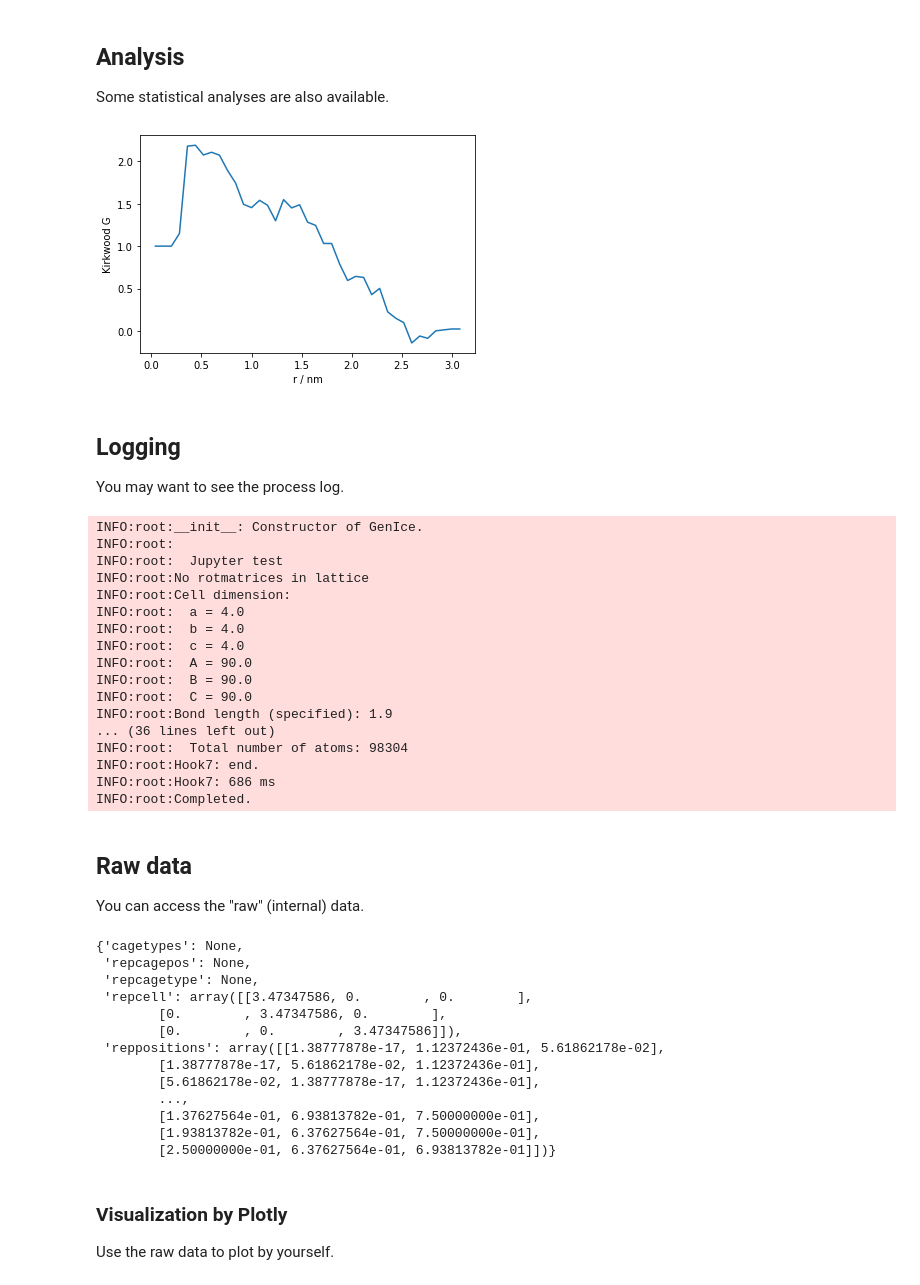
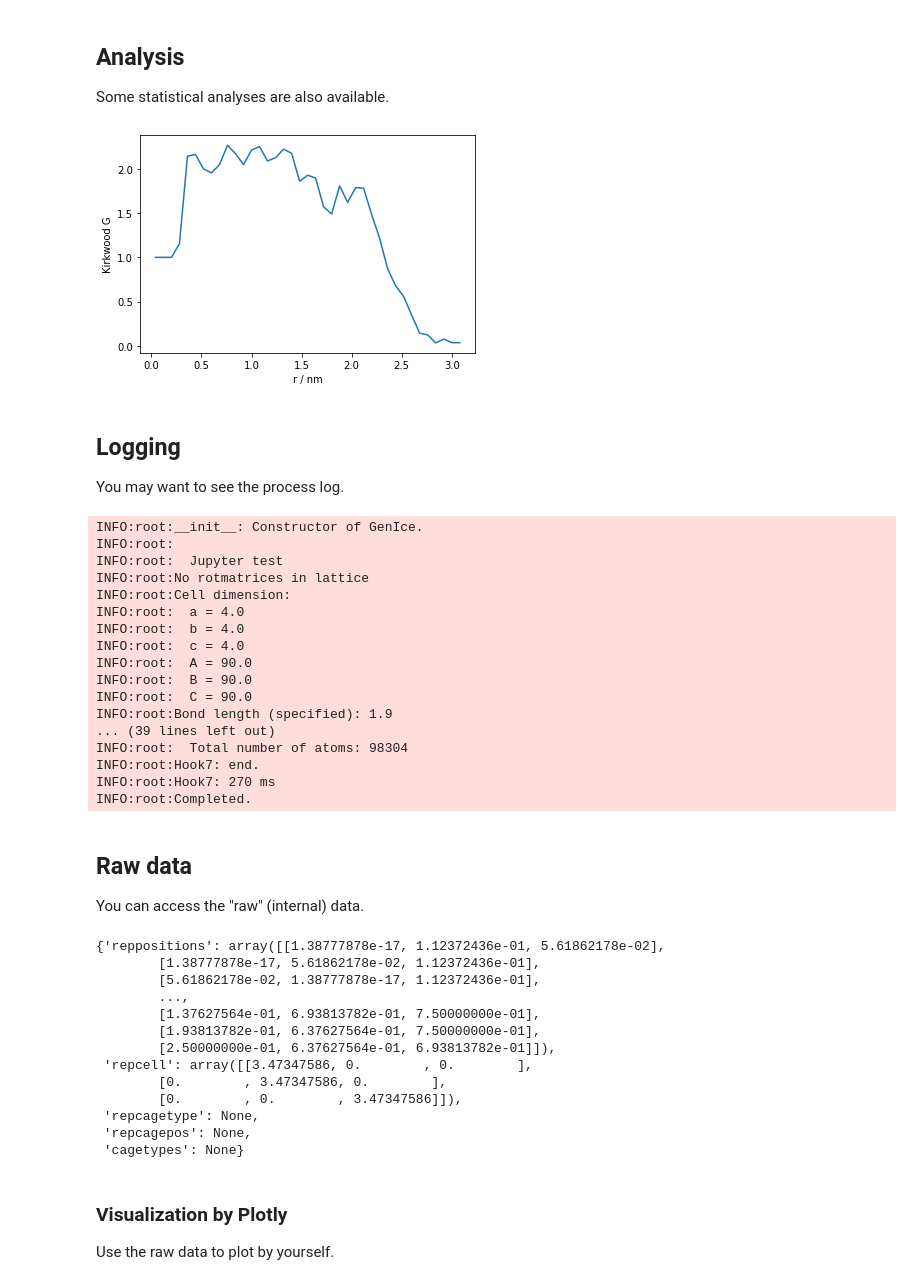
Before and after one commit to vitroid/GenIce, a Jupyter notebook: jupyter.ipynb, the cells around one changed output. Drawn from its saved outputs; the diff is of its cells as text; code cells hidden in the pictures.

```diff
--- a/jupyter.ipynb
+++ b/jupyter.ipynb
@@ -118,24 +115,24 @@ Some statistical analyses are also available.
 # %%
 from genice2.genice import GenIce
 from genice2.plugin import Lattice, Format, Molecule
 
 lattice    = Lattice("T")
 formatter  = Format("_KG")
 water      = Molecule("spce")
-result = GenIce(lattice).generate_ice(water, formatter)
+result = GenIce(lattice).generate_ice(formatter, water=water)
 
 import numpy as np
 from matplotlib import pyplot as plt
 
 kg = np.fromstring(result, dtype=float, sep=" ")
 N = kg.shape[0]
 kg = kg.reshape([N//2, 2])
 plt.plot(kg[:,0], kg[:,1])
 plt.xlabel("r / nm")
 plt.ylabel("Kirkwood G")
 plt.show()
 # %% [output]
-[figure, old version]
+[figure, new version]
 # %% [markdown]
 ## Logging
 
@@ -151,7 +148,7 @@ from genice2.plugin import Lattice, Format, Molecule
 lattice   = Lattice("1c")
 formatter = Format("gromacs")
 water     = Molecule("spce")
-ice = GenIce(lattice, rep=(16,16,16), signature="Jupyter test").generate_ice(water, formatter)
+ice = GenIce(lattice, rep=(16,16,16), signature="Jupyter test").generate_ice(formatter, water=water)
 with open("ice1c.gro", "w") as f:
     f.write(ice)
 
@@ -169,10 +166,10 @@ INFO:root:  A = 90.0
 INFO:root:  B = 90.0
 INFO:root:  C = 90.0
 INFO:root:Bond length (specified): 1.9
-... (36 lines left out)
+... (39 lines left out)
 INFO:root:  Total number of atoms: 98304
 INFO:root:Hook7: end.
-INFO:root:Hook7: 686 ms
+INFO:root:Hook7: 270 ms
 INFO:root:Completed.
 # %% [markdown]
 ## Raw data
@@ -184,24 +181,23 @@ from genice2.plugin import Lattice, Format, Molecule
 
 lattice    = Lattice("xFAU", rep=3)
 formatter  = Format("raw", stage=(1,))
-water      = Molecule("spce")
-raw = GenIce(lattice, signature="Aeroice 3xFAU").generate_ice(water, formatter)
+raw = GenIce(lattice, signature="Aeroice 3xFAU").generate_ice(formatter)
 
 raw
 # %% [output]
-{'cagetypes': None,
- 'repcagepos': None,
- 'repcagetype': None,
- 'repcell': array([[3.47347586, 0.        , 0.        ],
-        [0.        , 3.47347586, 0.        ],
-        [0.        , 0.        , 3.47347586]]),
- 'reppositions': array([[1.38777878e-17, 1.12372436e-01, 5.61862178e-02],
+{'reppositions': array([[1.38777878e-17, 1.12372436e-01, 5.61862178e-02],
         [1.38777878e-17, 5.61862178e-02, 1.12372436e-01],
         [5.61862178e-02, 1.38777878e-17, 1.12372436e-01],
         ...,
         [1.37627564e-01, 6.93813782e-01, 7.50000000e-01],
         [1.93813782e-01, 6.37627564e-01, 7.50000000e-01],
-        [2.50000000e-01, 6.37627564e-01, 6.93813782e-01]])}
+        [2.50000000e-01, 6.37627564e-01, 6.93813782e-01]]),
+ 'repcell': array([[3.47347586, 0.        , 0.        ],
+        [0.        , 3.47347586, 0.        ],
+        [0.        , 0.        , 3.47347586]]),
+ 'repcagetype': None,
+ 'repcagepos': None,
+ 'cagetypes': None}
 # %% [markdown]
 ### Visualization by Plotly
 
```
Also changed, not shown: parts of 6 cells of this notebook, 3 other files.
